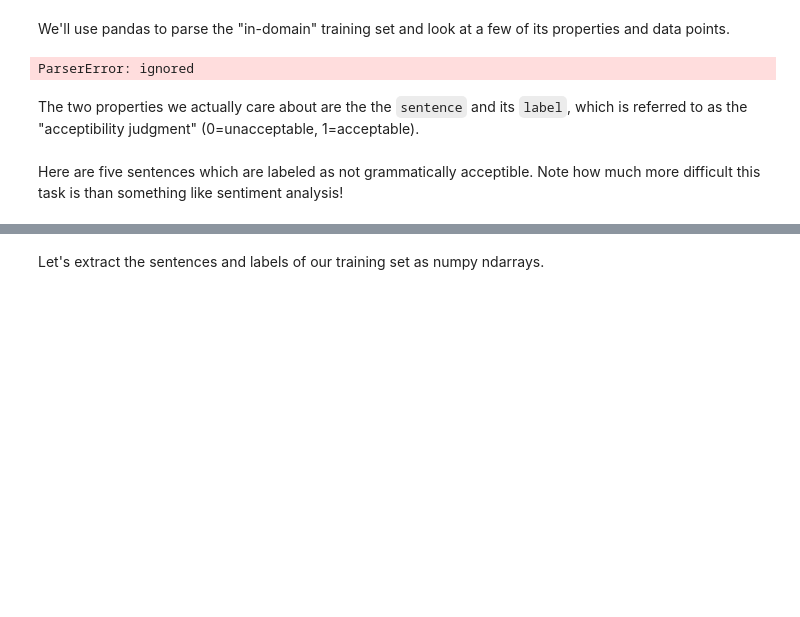
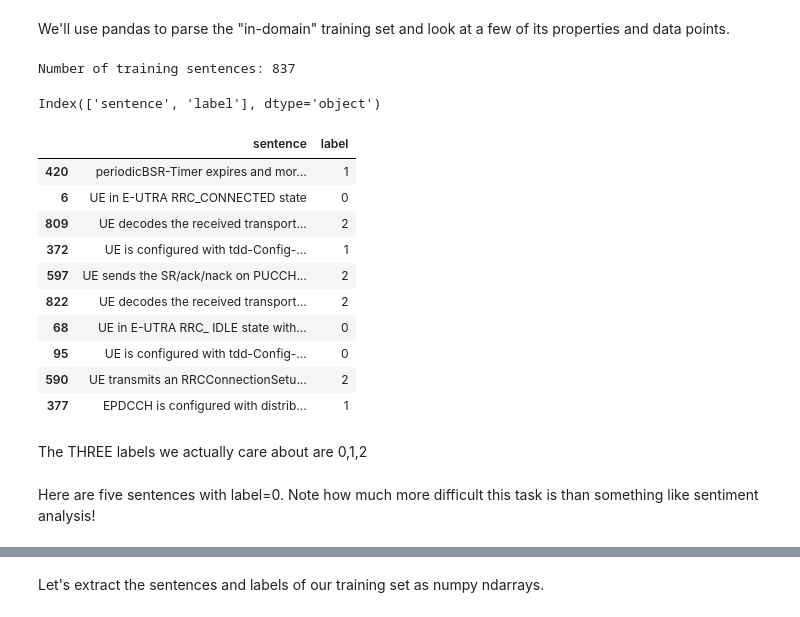
Before and after one commit to ftk1000/BERT_demos, a Jupyter notebook: BERT_3gppSentClassif.ipynb, the cells around one changed output, grey strips where cells are left out. Saved outputs shown, nothing was run; the diff lists cells and outputs as text; code cells hidden in the pictures; blank space fills up the shorter version.

```diff
--- a/BERT_3gppSentClassif.ipynb
+++ b/BERT_3gppSentClassif.ipynb
@@ -226,17 +240,37 @@ import pandas as pd
 # df = pd.read_csv("./cola_public/raw/in_domain_train.tsv", delimiter='\t', header=None, names=['sentence_source', 'label', 'label_notes', 'sentence'])
 
 # file_name = './36523-1-f00_s07_01_sent_lbl.csv'
-df = pd.read_csv('./36523-1-f00_s07_01_sent_lbl.csv')
+# d = pd.read_csv('./36523-1-f00_s07_01.tsv',encoding ='latin1', sep='\t')
+df = pd.read_csv('./36523-1-f00_s07_01_sent_lbl.tsv',encoding ='latin1', sep='\t')
+df.columns = ['sentence','label']
+
 # Report the number of sentences.
-print('Number of training sentences: {:,}\n'.format(df.shape[0]))
+d=df
+print('Number of training sentences: {:,}\n'.format(d.shape[0]))
 
 # Display 10 random rows from the data.
-# df.sample(10)
-df.columns
+# d.sample(10)
+d.columns
 # %% [output]
-ParserError: ignored
+Number of training sentences: 837
+Index(['sentence', 'label'], dtype='object')
-# %% [markdown]
-The two properties we actually care about are the the `sentence` and its `label`, which is referred to as the "acceptibility judgment" (0=unacceptable, 1=acceptable).
+# %%
+# df.head()
+df.sample(10)
+# %% [output]
+|  | sentence | label |
+| 420 | periodicBSR-Timer expires and mor... | 1 |
+| 6 | UE in E-UTRA RRC_CONNECTED state | 0 |
+| 809 | UE decodes the received transport... | 2 |
+| 372 | UE is configured with tdd-Config-... | 1 |
+| 597 | UE sends the SR/ack/nack on PUCCH... | 2 |
+| 822 | UE decodes the received transport... | 2 |
+| 68 | UE in E-UTRA RRC_ IDLE state with... | 0 |
+| 95 | UE is configured with tdd-Config-... | 0 |
+| 590 | UE transmits an RRCConnectionSetu... | 2 |
+| 377 | EPDCCH is configured with distrib... | 1 |
+# %% [markdown]
+The THREE labels we actually care about are 0,1,2
 # %% [markdown]
-Here are five sentences which are labeled as not grammatically acceptible. Note how much more difficult this task is than something like sentiment analysis!
+Here are five sentences with label=0. Note how much more difficult this task is than something like sentiment analysis!
 # %%
```
Also changed, not shown: parts of 28 cells of this notebook.
